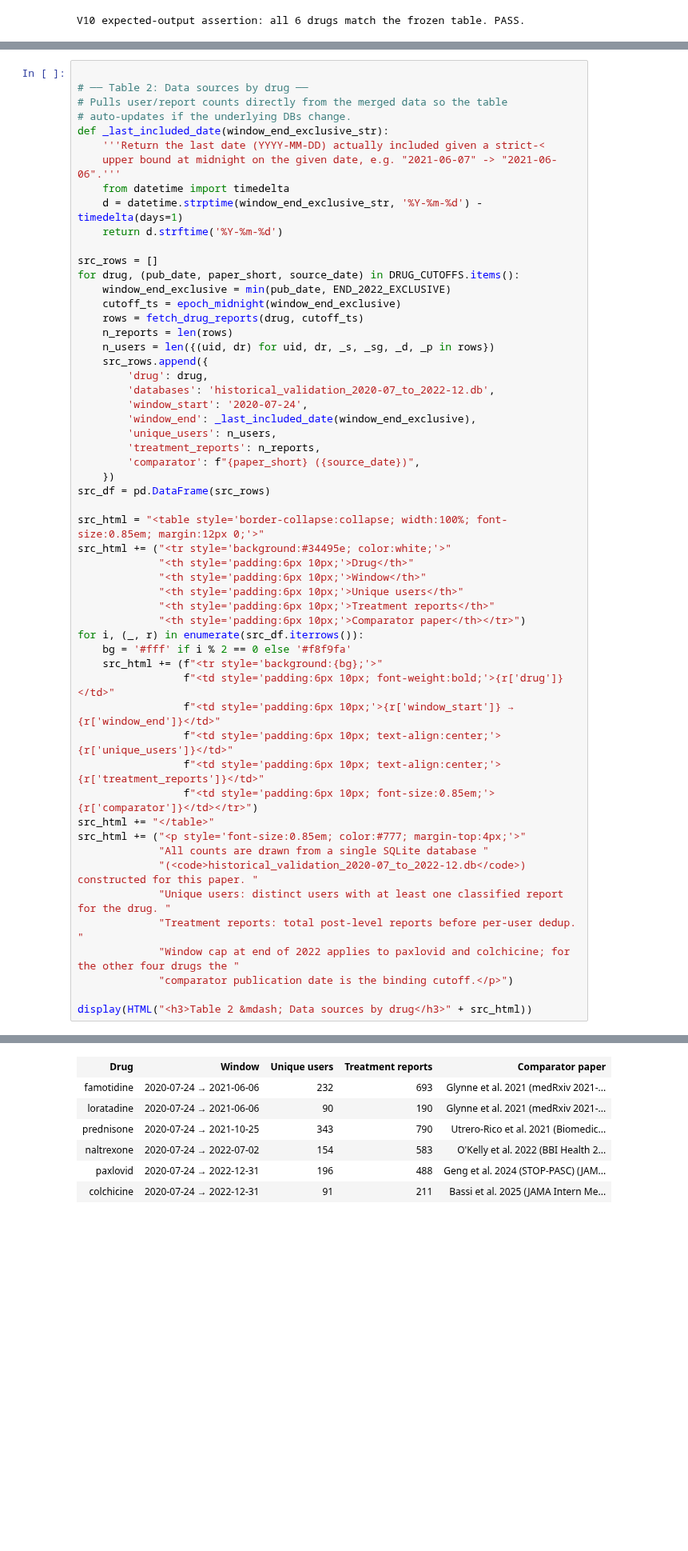
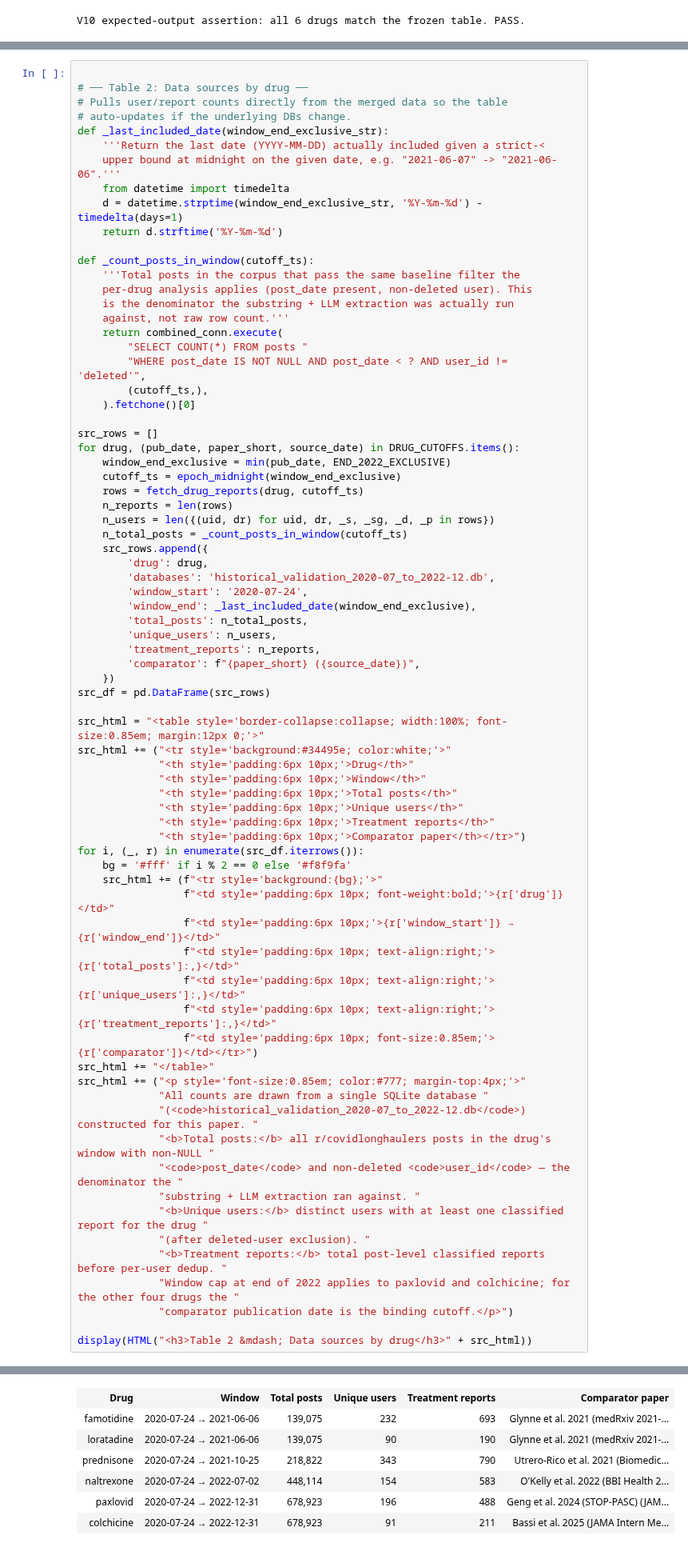
Before and after one commit to Ely-S/PatientPunk, a Jupyter notebook: docs/RCT_historical_validation/output/paper_figures_executed.ipynb, the cells around one changed output, grey strips where cells are left out. Shown at 80% size. Saved outputs shown, nothing was run; the diff lists cells and outputs as text; blank space fills up the shorter version.

```diff
--- a/docs/RCT_historical_validation/output/paper_figures_executed.ipynb
+++ b/docs/RCT_historical_validation/output/paper_figures_executed.ipynb
@@ -579,6 +579,17 @@ def _last_included_date(window_end_exclusive_str):
     d = datetime.strptime(window_end_exclusive_str, '%Y-%m-%d') - timedelta(days=1)
     return d.strftime('%Y-%m-%d')
 
+def _count_posts_in_window(cutoff_ts):
+    '''Total posts in the corpus that pass the same baseline filter the
+    per-drug analysis applies (post_date present, non-deleted user). This
+    is the denominator the substring + LLM extraction was actually run
+    against, not raw row count.'''
+    return combined_conn.execute(
+        "SELECT COUNT(*) FROM posts "
+        "WHERE post_date IS NOT NULL AND post_date < ? AND user_id != 'deleted'",
+        (cutoff_ts,),
+    ).fetchone()[0]
+
 src_rows = []
 for drug, (pub_date, paper_short, source_date) in DRUG_CUTOFFS.items():
     window_end_exclusive = min(pub_date, END_2022_EXCLUSIVE)
@@ -586,48 +597,56 @@ for drug, (pub_date, paper_short, source_date) in DRUG_CUTOFFS.items():
     rows = fetch_drug_reports(drug, cutoff_ts)
     n_reports = len(rows)
     n_users = len({(uid, dr) for uid, dr, _s, _sg, _d, _p in rows})
+    n_total_posts = _count_posts_in_window(cutoff_ts)
     src_rows.append({
         'drug': drug,
         'databases': 'historical_validation_2020-07_to_2022-12.db',
         'window_start': '2020-07-24',
         'window_end': _last_included_date(window_end_exclusive),
+        'total_posts': n_total_posts,
         'unique_users': n_users,
         'treatment_reports': n_reports,
         'comparator': f"{paper_short} ({source_date})",
     })
 src_df = pd.DataFrame(src_rows)
 
 src_html = "<table style='border-collapse:collapse; width:100%; font-size:0.85em; margin:12px 0;'>"
 src_html += ("<tr style='background:#34495e; color:white;'>"
              "<th style='padding:6px 10px;'>Drug</th>"
              "<th style='padding:6px 10px;'>Window</th>"
+             "<th style='padding:6px 10px;'>Total posts</th>"
              "<th style='padding:6px 10px;'>Unique users</th>"
              "<th style='padding:6px 10px;'>Treatment reports</th>"
              "<th style='padding:6px 10px;'>Comparator paper</th></tr>")
 for i, (_, r) in enumerate(src_df.iterrows()):
     bg = '#fff' if i % 2 == 0 else '#f8f9fa'
     src_html += (f"<tr style='background:{bg};'>"
                  f"<td style='padding:6px 10px; font-weight:bold;'>{r['drug']}</td>"
                  f"<td style='padding:6px 10px;'>{r['window_start']} → {r['window_end']}</td>"
-                 f"<td style='padding:6px 10px; text-align:center;'>{r['unique_users']}</td>"
-                 f"<td style='padding:6px 10px; text-align:center;'>{r['treatment_reports']}</td>"
+                 f"<td style='padding:6px 10px; text-align:right;'>{r['total_posts']:,}</td>"
+                 f"<td style='padding:6px 10px; text-align:right;'>{r['unique_users']:,}</td>"
+                 f"<td style='padding:6px 10px; text-align:right;'>{r['treatment_reports']:,}</td>"
                  f"<td style='padding:6px 10px; font-size:0.85em;'>{r['comparator']}</td></tr>")
 src_html += "</table>"
 src_html += ("<p style='font-size:0.85em; color:#777; margin-top:4px;'>"
              "All counts are drawn from a single SQLite database "
              "(<code>historical_validation_2020-07_to_2022-12.db</code>) constructed for this paper. "
-             "Unique users: distinct users with at least one classified report for the drug. "
-             "Treatment reports: total post-level reports before per-user dedup. "
+             "<b>Total posts:</b> all r/covidlonghaulers posts in the drug's window with non-NULL "
+             "<code>post_date</code> and non-deleted <code>user_id</code> — the denominator the "
+             "substring + LLM extraction ran against. "
+             "<b>Unique users:</b> distinct users with at least one classified report for the drug "
+             "(after deleted-user exclusion). "
+             "<b>Treatment reports:</b> total post-level classified reports before per-user dedup. "
              "Window cap at end of 2022 applies to paxlovid and colchicine; for the other four drugs the "
              "comparator publication date is the binding cutoff.</p>")
 
 display(HTML("<h3>Table 2 &mdash; Data sources by drug</h3>" + src_html))
 # %% [output]
 Table 2 — Data sources by drug
-| Drug | Window | Unique users | Treatment reports | Comparator paper |
-| famotidine | 2020-07-24 → 2021-06-06 | 232 | 693 | Glynne et al. 2021 (medRxiv 2021-... |
-| loratadine | 2020-07-24 → 2021-06-06 | 90 | 190 | Glynne et al. 2021 (medRxiv 2021-... |
-| prednisone | 2020-07-24 → 2021-10-25 | 343 | 790 | Utrero-Rico et al. 2021 (Biomedic... |
-| naltrexone | 2020-07-24 → 2022-07-02 | 154 | 583 | O'Kelly et al. 2022 (BBI Health 2... |
-| paxlovid | 2020-07-24 → 2022-12-31 | 196 | 488 | Geng et al. 2024 (STOP-PASC) (JAM... |
-| colchicine | 2020-07-24 → 2022-12-31 | 91 | 211 | Bassi et al. 2025 (JAMA Intern Me... |
+| Drug | Window | Total posts | Unique users | Treatment reports | Comparator paper |
+| famotidine | 2020-07-24 → 2021-06-06 | 139,075 | 232 | 693 | Glynne et al. 2021 (medRxiv 2021-... |
+| loratadine | 2020-07-24 → 2021-06-06 | 139,075 | 90 | 190 | Glynne et al. 2021 (medRxiv 2021-... |
+| prednisone | 2020-07-24 → 2021-10-25 | 218,822 | 343 | 790 | Utrero-Rico et al. 2021 (Biomedic... |
+| naltrexone | 2020-07-24 → 2022-07-02 | 448,114 | 154 | 583 | O'Kelly et al. 2022 (BBI Health 2... |
+| paxlovid | 2020-07-24 → 2022-12-31 | 678,923 | 196 | 488 | Geng et al. 2024 (STOP-PASC) (JAM... |
+| colchicine | 2020-07-24 → 2022-12-31 | 678,923 | 91 | 211 | Bassi et al. 2025 (JAMA Intern Me... |
```
Also changed, not shown: parts of 1 cell of this notebook, 4 other files.
